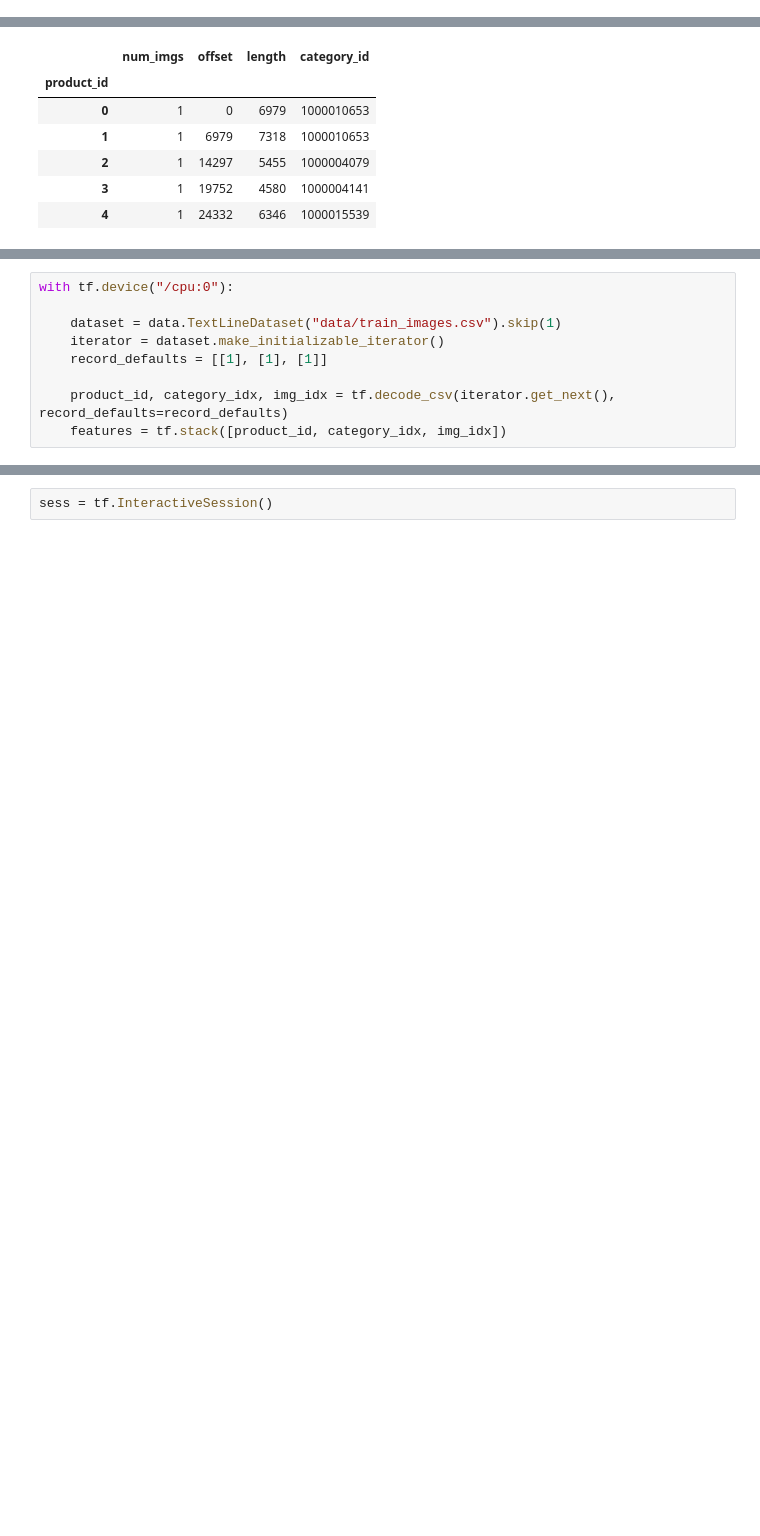
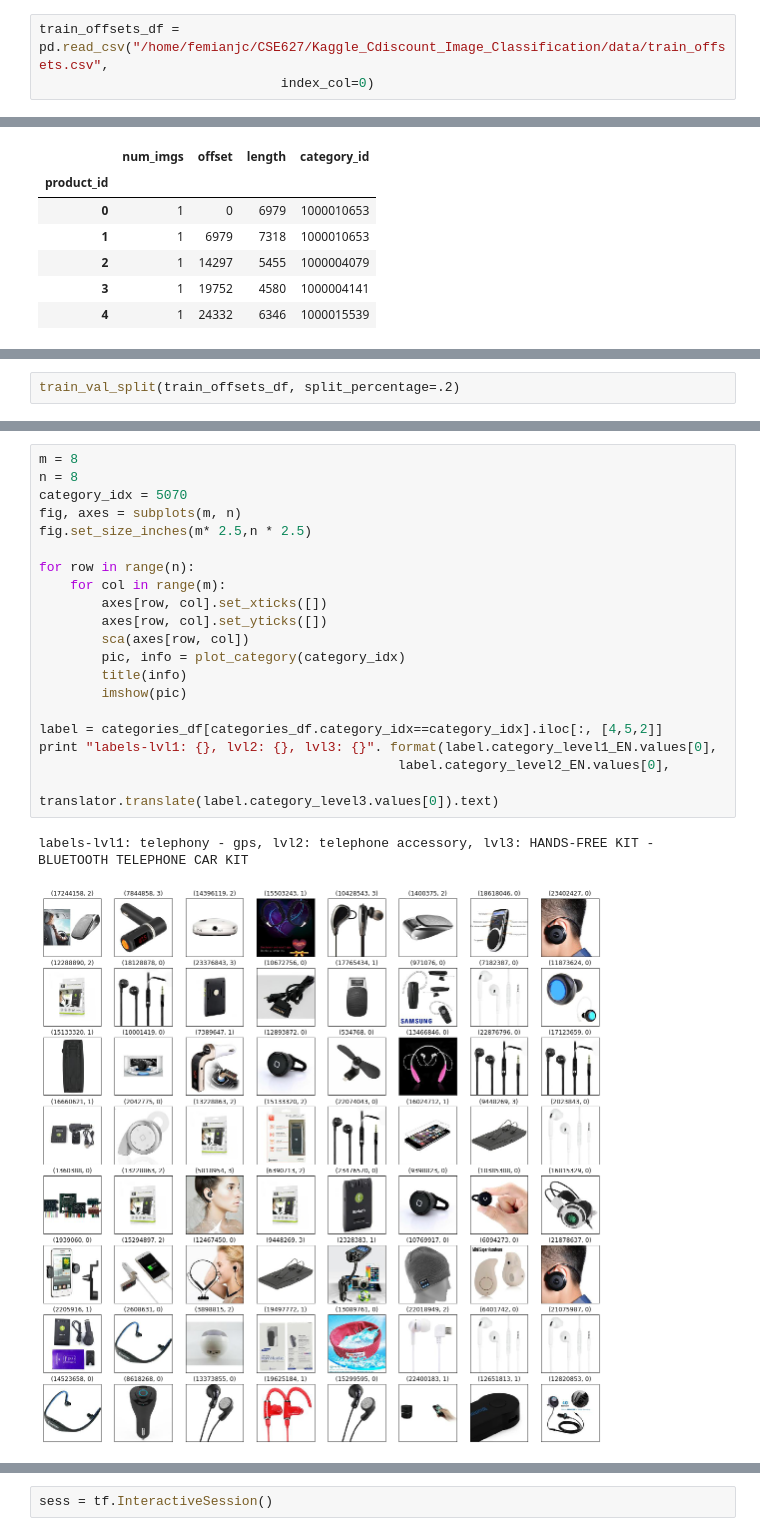
Before and after one commit to liux13/Kaggle_Cdiscount_Image_Classification, a Jupyter notebook: start.ipynb, the cells around one changed output, grey strips where cells are left out. Saved outputs shown, nothing was run; the diff lists cells and outputs as text; blank space fills up the shorter version.

```diff
--- a/start.ipynb
+++ b/start.ipynb
@@ -103,3 +48,6 @@ train_offsets_df.to_csv("train_offsets.csv")
+# %%
+train_offsets_df = pd.read_csv("/home/femianjc/CSE627/Kaggle_Cdiscount_Image_Classification/data/train_offsets.csv",
+                               index_col=0)
 # %%
 train_offsets_df.head()
 # %% [output]
@@ -203,9 +61,2 @@ dataset
-# %%
-with tf.device("/cpu:0"):
-
-    dataset = data.TextLineDataset("data/train_images.csv").skip(1)
-    iterator = dataset.make_initializable_iterator()
-    record_defaults = [[1], [1], [1]]
-
-    product_id, category_idx, img_idx = tf.decode_csv(iterator.get_next(), record_defaults=record_defaults)
-    features = tf.stack([product_id, category_idx, img_idx])
+# %%
+train_val_split(train_offsets_df, split_percentage=.2)
@@ -211,0 +184,23 @@ with tf.device("/cpu:0"):
+# %%
+m = 8
+n = 8
+category_idx = 5070
+fig, axes = subplots(m, n)
+fig.set_size_inches(m* 2.5,n * 2.5)
+
+for row in range(n):
+    for col in range(m):
+        axes[row, col].set_xticks([])
+        axes[row, col].set_yticks([])
+        sca(axes[row, col])
+        pic, info = plot_category(category_idx)
+        title(info)
+        imshow(pic)
+
+label = categories_df[categories_df.category_idx==category_idx].iloc[:, [4,5,2]]
+print "labels-lvl1: {}, lvl2: {}, lvl3: {}". format(label.category_level1_EN.values[0],
+                                              label.category_level2_EN.values[0],
+                                              translator.translate(label.category_level3.values[0]).text)
+# %% [output]
+labels-lvl1: telephony - gps, lvl2: telephone accessory, lvl3: HANDS-FREE KIT - BLUETOOTH TELEPHONE CAR KIT
+[figure, added]
```
Also changed, not shown: parts of 69 cells of this notebook, 3 other files.
